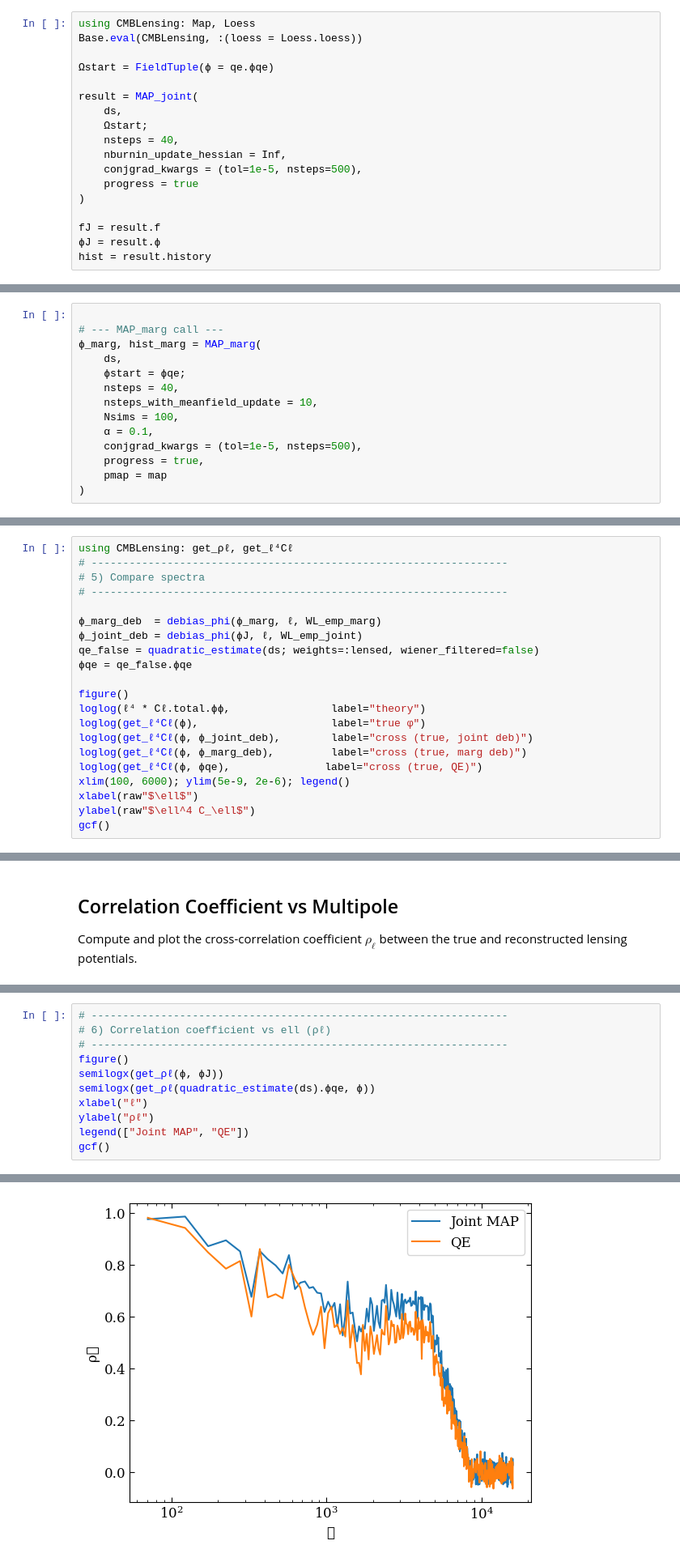
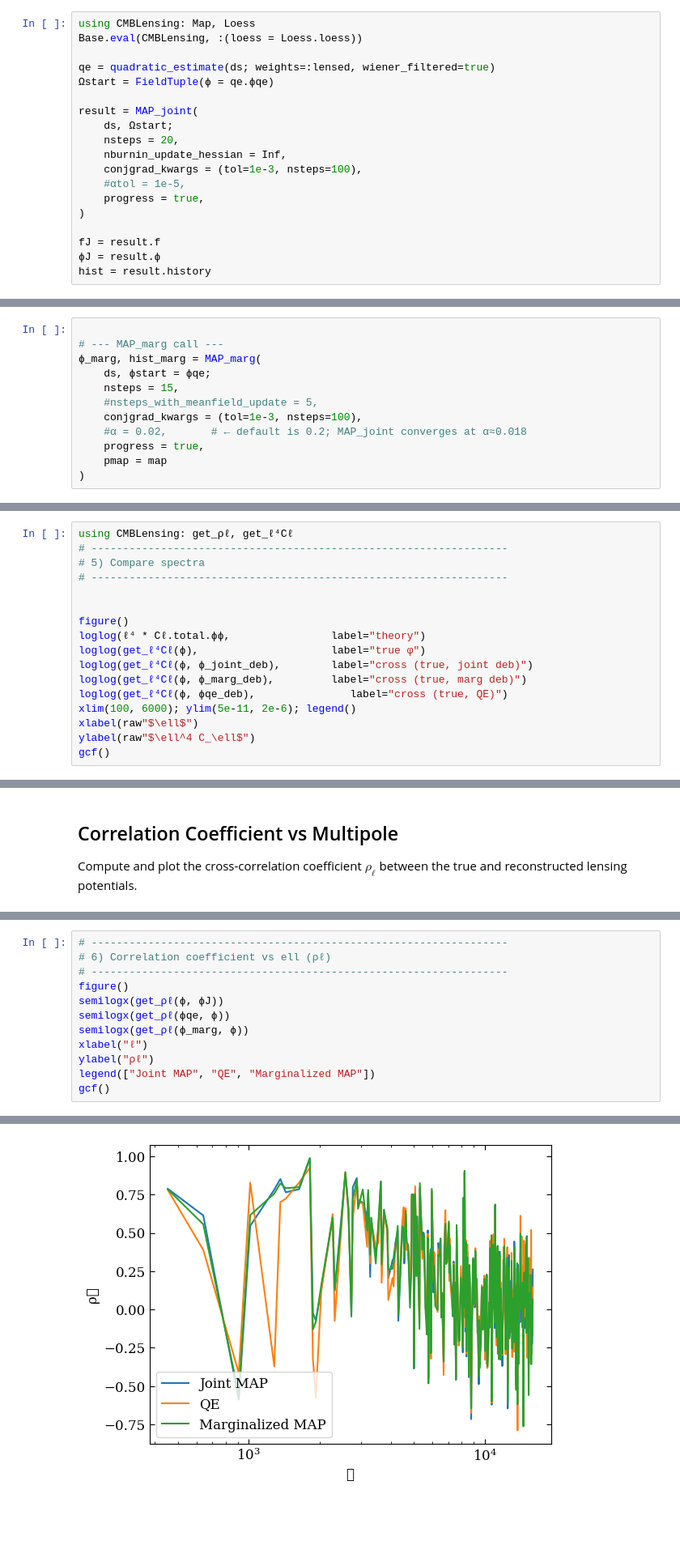
Before and after one commit to mdh959/CMB_Project, a Jupyter notebook: project.ipynb, the cells around one changed output, grey strips where cells are left out. Shown at 81% size. Saved outputs shown, nothing was run; the diff lists cells and outputs as text; blank space fills up the shorter version.

```diff
--- a/project.ipynb
+++ b/project.ipynb
@@ -71,15 +71,16 @@ Perform joint maximum a posteriori estimation of the CMB and lensing potential.
 using CMBLensing: Map, Loess
 Base.eval(CMBLensing, :(loess = Loess.loess))
 
+qe = quadratic_estimate(ds; weights=:lensed, wiener_filtered=true)
 Ωstart = FieldTuple(ϕ = qe.ϕqe)
 
 result = MAP_joint(
-    ds,
-    Ωstart;
-    nsteps = 40,
+    ds, Ωstart;
+    nsteps = 20,
     nburnin_update_hessian = Inf,
-    conjgrad_kwargs = (tol=1e-5, nsteps=500),
-    progress = true
+    conjgrad_kwargs = (tol=1e-3, nsteps=100),
+    #αtol = 1e-5,
+    progress = true,
 )
 
 fJ = result.f
@@ -153,13 +156,11 @@ end
 
 # --- MAP_marg call ---
 ϕ_marg, hist_marg = MAP_marg(
-    ds,
-    ϕstart = ϕqe;
-    nsteps = 40,
-    nsteps_with_meanfield_update = 10,
-    Nsims = 100,
-    α = 0.1,
-    conjgrad_kwargs = (tol=1e-5, nsteps=500),
+    ds, ϕstart = ϕqe;
+    nsteps = 15,
+    #nsteps_with_meanfield_update = 5,
+    conjgrad_kwargs = (tol=1e-3, nsteps=100),
+    #α = 0.02,       # ← default is 0.2; MAP_joint converges at α≈0.018
     progress = true,
     pmap = map
 )
@@ -218,18 +177,14 @@ using CMBLensing: get_ρℓ, get_ℓ⁴Cℓ
 # 5) Compare spectra
 # ------------------------------------------------------------------
 
-ϕ_marg_deb  = debias_phi(ϕ_marg, ℓ, WL_emp_marg)
-ϕ_joint_deb = debias_phi(ϕJ, ℓ, WL_emp_joint)
-qe_false = quadratic_estimate(ds; weights=:lensed, wiener_filtered=false)
-ϕqe = qe_false.ϕqe
 
 figure()
 loglog(ℓ⁴ * Cℓ.total.ϕϕ,                label="theory")
 loglog(get_ℓ⁴Cℓ(ϕ),                     label="true φ")
 loglog(get_ℓ⁴Cℓ(ϕ, ϕ_joint_deb),        label="cross (true, joint deb)")
 loglog(get_ℓ⁴Cℓ(ϕ, ϕ_marg_deb),         label="cross (true, marg deb)")
-loglog(get_ℓ⁴Cℓ(ϕ, ϕqe),               label="cross (true, QE)")
-xlim(100, 6000); ylim(5e-9, 2e-6); legend()
+loglog(get_ℓ⁴Cℓ(ϕ, ϕqe_deb),               label="cross (true, QE)")
+xlim(100, 6000); ylim(5e-11, 2e-6); legend()
 xlabel(raw"$\ell$")
 ylabel(raw"$\ell^4 C_\ell$")
 gcf()
@@ -256,9 +254,10 @@ Compute and plot the cross-correlation coefficient $\rho_\ell$ between the true
 # ------------------------------------------------------------------
 figure()
 semilogx(get_ρℓ(ϕ, ϕJ))
-semilogx(get_ρℓ(quadratic_estimate(ds).ϕqe, ϕ))
+semilogx(get_ρℓ(ϕqe, ϕ))
+semilogx(get_ρℓ(ϕ_marg, ϕ))
 xlabel("ℓ")
 ylabel("ρℓ")
-legend(["Joint MAP", "QE"])
+legend(["Joint MAP", "QE", "Marginalized MAP"])
 gcf()
 # %% [output]
@@ -266,4 +265,4 @@ gcf()
-[figure, old version]
+[figure, new version]
 # %% [markdown]
 ## Custom FFT-Based Spectra
 Compute cross-correlation coefficients using FFT-based power spectrum estimation with adjustable binning.
```
Also changed, not shown: parts of 31 cells of this notebook, 37 other files.
